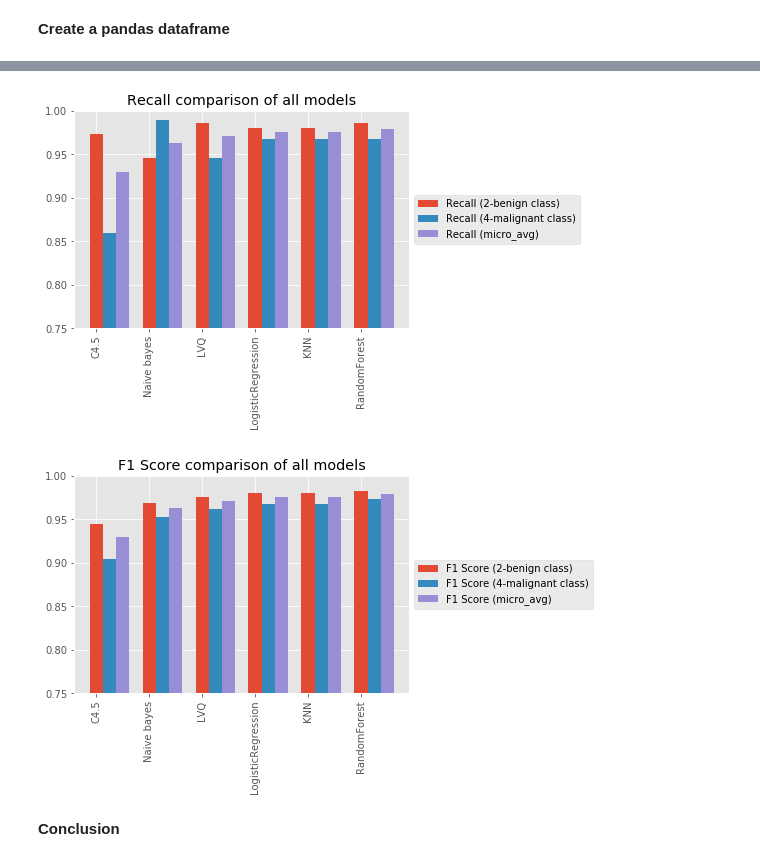
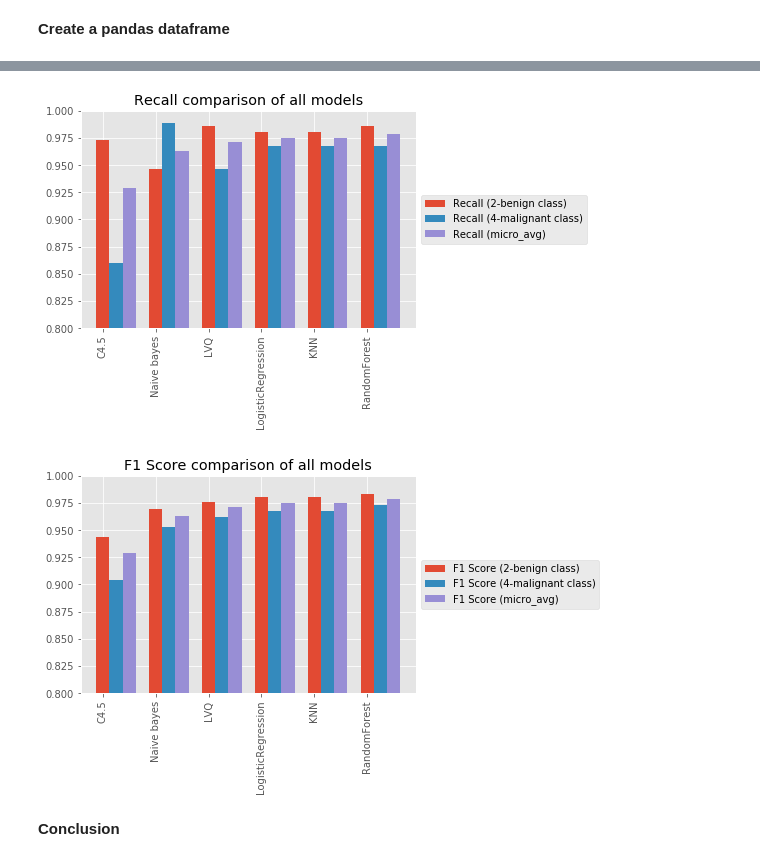
Before and after one commit to PraAnj/classification_breast_cancer, a Jupyter notebook: src/results_comparison.ipynb, the cells around one changed output, grey strips where cells are left out. Drawn from its saved outputs; the diff is of its cells as text; code cells hidden in the pictures.

```diff
--- a/src/results_comparison.ipynb
+++ b/src/results_comparison.ipynb
@@ -84,16 +84,16 @@ plt.legend(loc='center left', bbox_to_anchor=(1, 0.5));
 # %%
 w = 0.25
 X = np.arange(6)
 plt.bar(X + 0.00, results['recall_2_benign'], width=w, align='center', label='Recall (2-benign class)')
 plt.bar(X + 0.25, results['recall_4_malignant'], width=w, align='center', label='Recall (4-malignant class)')
 plt.bar(X + 0.50, results['recall_micro_avg'], width=w, align='center', label='Recall (micro_avg)')
 
 plt.xticks(X, models, rotation='vertical');
-plt.ylim(0.75, 1.0)
+plt.ylim(0.8, 1.0)
 plt.title('Recall comparison of all models')
 plt.legend(loc='center left', bbox_to_anchor=(1, 0.5));
 # %% [output]
-[figure, old version]
+[figure, new version]
 # %%
 w = 0.25
 X = np.arange(6)
@@ -102,11 +102,11 @@ plt.bar(X + 0.25, results['f1score_4_malignant'], width=w, align='center', label
 plt.bar(X + 0.50, results['f1score_micro_avg'], width=w, align='center', label='F1 Score (micro_avg)')
 
 plt.xticks(X, models, rotation='vertical');
-plt.ylim(0.75, 1.0)
+plt.ylim(0.8, 1.0)
 plt.title('F1 Score comparison of all models')
 plt.legend(loc='center left', bbox_to_anchor=(1, 0.5));
 # %% [output]
-[figure, old version]
+[figure, new version]
 # %% [markdown]
 **Conclusion**
 # %% [markdown]
```
Also changed, not shown: parts of 2 cells of this notebook.
